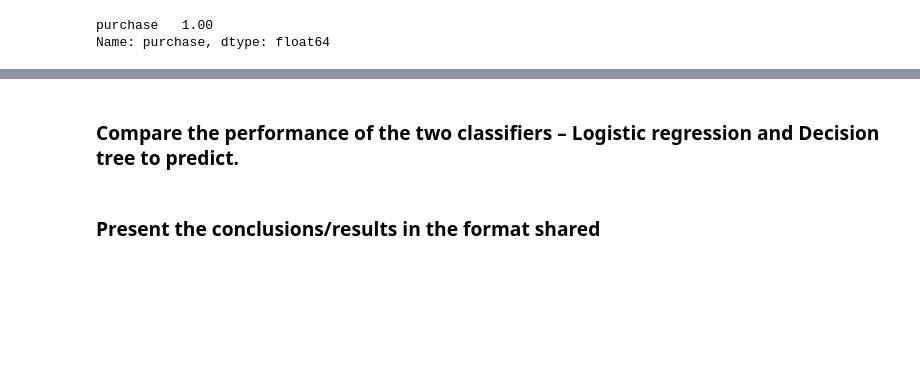
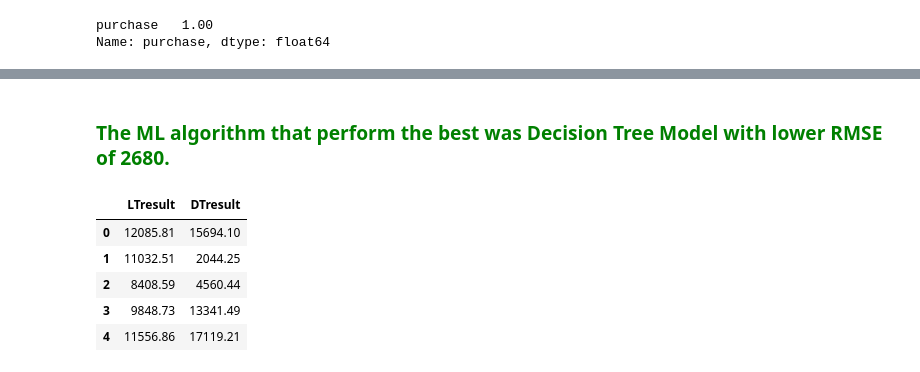
Before and after one commit to guptha23/machine_learning_assignment, a Jupyter notebook: data_science_assignment_draft.ipynb, the cells around one changed output, grey strips where cells are left out. Saved outputs shown, nothing was run; the diff lists cells and outputs as text; code cells hidden in the pictures; blank space fills up the shorter version.

Commit message:
Documentation and results

```diff
--- a/data_science_assignment_draft.ipynb
+++ b/data_science_assignment_draft.ipynb
@@ -874,15 +909,11 @@ def modelfit(alg, dtrain, dtest, predictors, target, IDcol):
     print("\nOn Train Data :")
     print("RMSE : %.4g" % np.sqrt(metrics.mean_squared_error((dtrain[target]).values, dtrain_predictions)))
     print("CV Score : Mean - %.4g | Std - %.4g | Min - %.4g | Max - %.4g" % (np.mean(cv_score),np.std(cv_score),np.min(cv_score),np.max(cv_score)))
-
-    #Predict on testing data
-    predictions = alg.predict(dtest[predictors])
-
-    #We can save the file for test values
 # %%
 # Linear Regression :
 from sklearn.linear_model import LinearRegression
 
+predictors = train_data.columns.drop(['purchase','product_id','user_id'])
 LR = LinearRegression(normalize=True)
 modelfit(LR, train_data, test_data, predictors, target, IDcol)
 # %% [output]
@@ -933,4 +964,20 @@ plt.show()
-# %% [markdown]
-### Compare the performance of the two classifiers – Logistic regression and Decision tree to predict.
-# %% [markdown]
-### Present the conclusions/results in the format shared
+# %% [markdown]
+### <font color="green">The ML algorithm that perform the best was Decision Tree Model with lower RMSE of 2680.
+# %%
+#Saving purchase results for test dataset customer records:
+LTresult = LR.predict(test_data[predictors])
+DTresult = DT.predict(test_data[predictors])
+
+#Export submission file:
+submission = pd.DataFrame(np.column_stack([LTresult,DTresult]) , columns = ['LTresult' , 'DTresult'])
+submission.columns
+submission.to_csv('CustPurchTestResult.csv', index=False)
+# %%
+submission.head()
+# %% [output]
+|  | LTresult | DTresult |
+| 0 | 12085.81 | 15694.10 |
+| 1 | 11032.51 | 2044.25 |
+| 2 | 8408.59 | 4560.44 |
+| 3 | 9848.73 | 13341.49 |
+| 4 | 11556.86 | 17119.21 |
```
Also changed, not shown: parts of 42 cells of this notebook, 8 other files.
